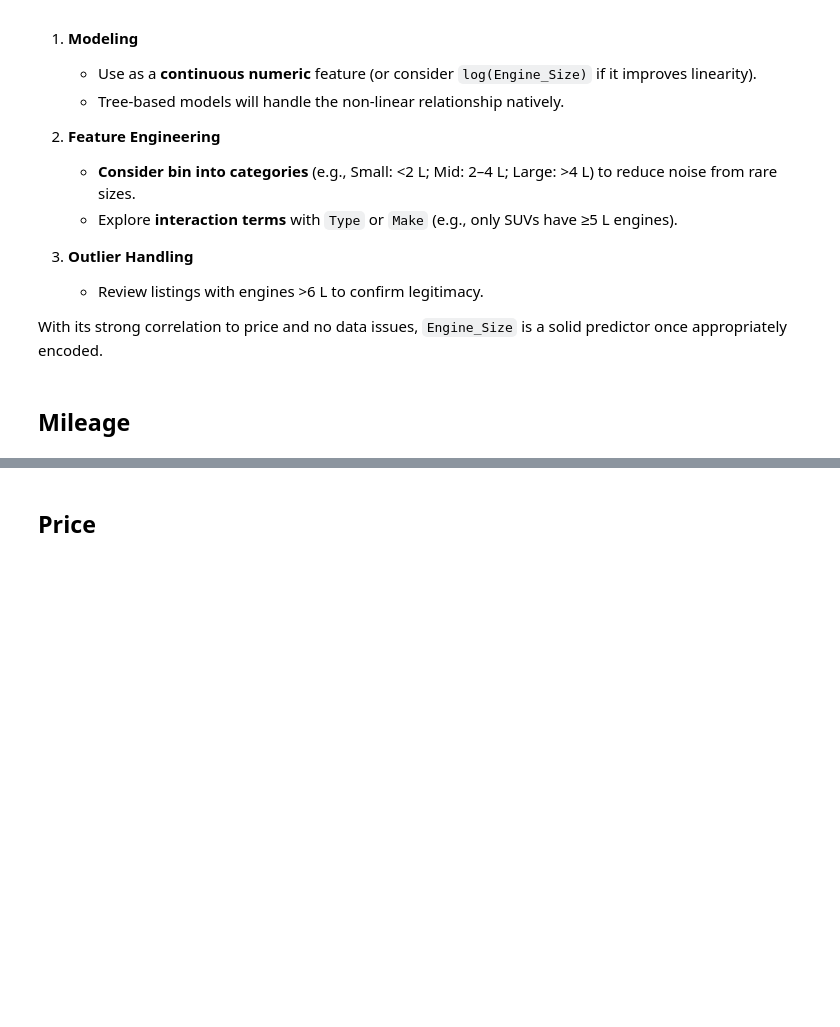
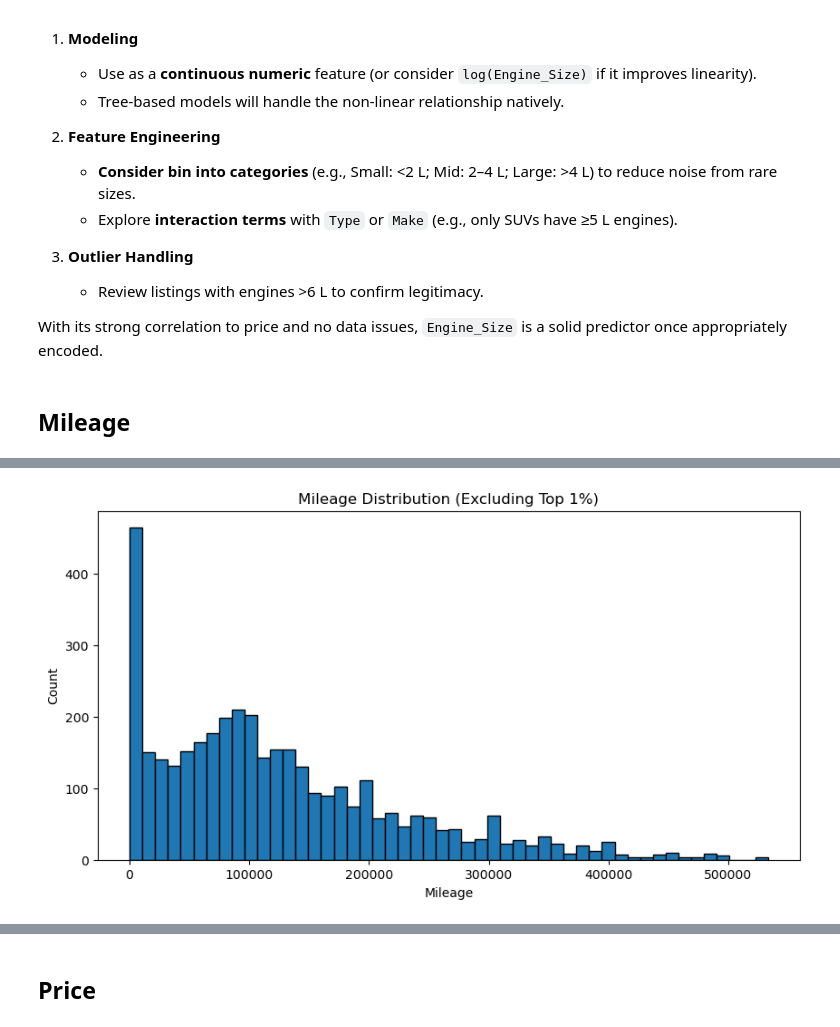
Before and after one commit to RioPramana21/Ctrl-Price-Taking-Control-of-Used-Car-Valuations-with-ML, a Jupyter notebook: code_files/project_code.ipynb, the cells around one changed output, grey strips where cells are left out. Saved outputs shown, nothing was run; the diff lists cells and outputs as text; code cells hidden in the pictures; blank space fills up the shorter version.

```diff
--- a/code_files/project_code.ipynb
+++ b/code_files/project_code.ipynb
@@ -1557,0 +1608,10 @@ With its strong correlation to price and no data issues, `Engine_Size` is a soli
+# %%
+percentile_99 = np.percentile(mileage, 99)
+plt.figure(figsize=(10, 5))
+plt.hist(mileage[mileage <= percentile_99], bins=50, edgecolor='k')
+plt.title('Mileage Distribution (Excluding Top 1%)')
+plt.xlabel('Mileage')
+plt.ylabel('Count')
+plt.show()
+# %% [output]
+[figure, added]
```
Also changed, not shown: parts of 8 cells of this notebook.
